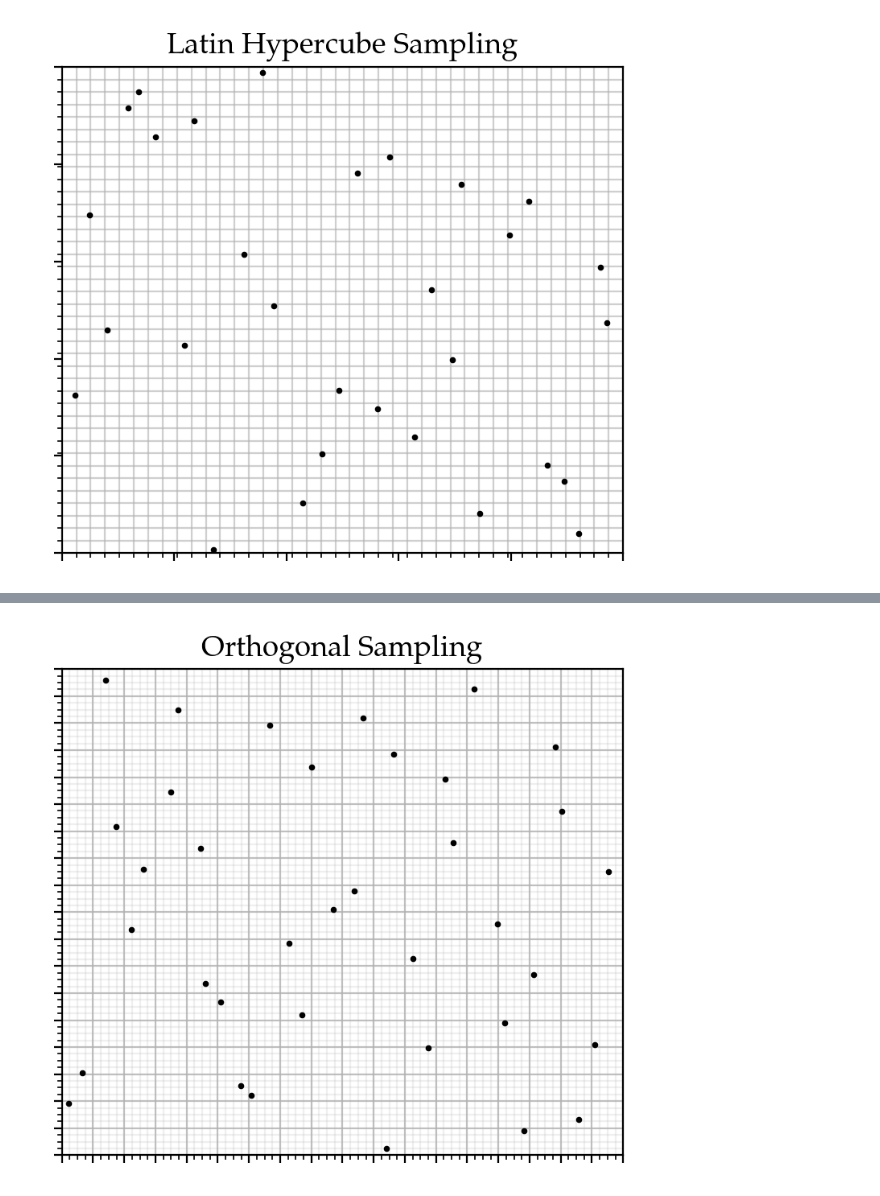
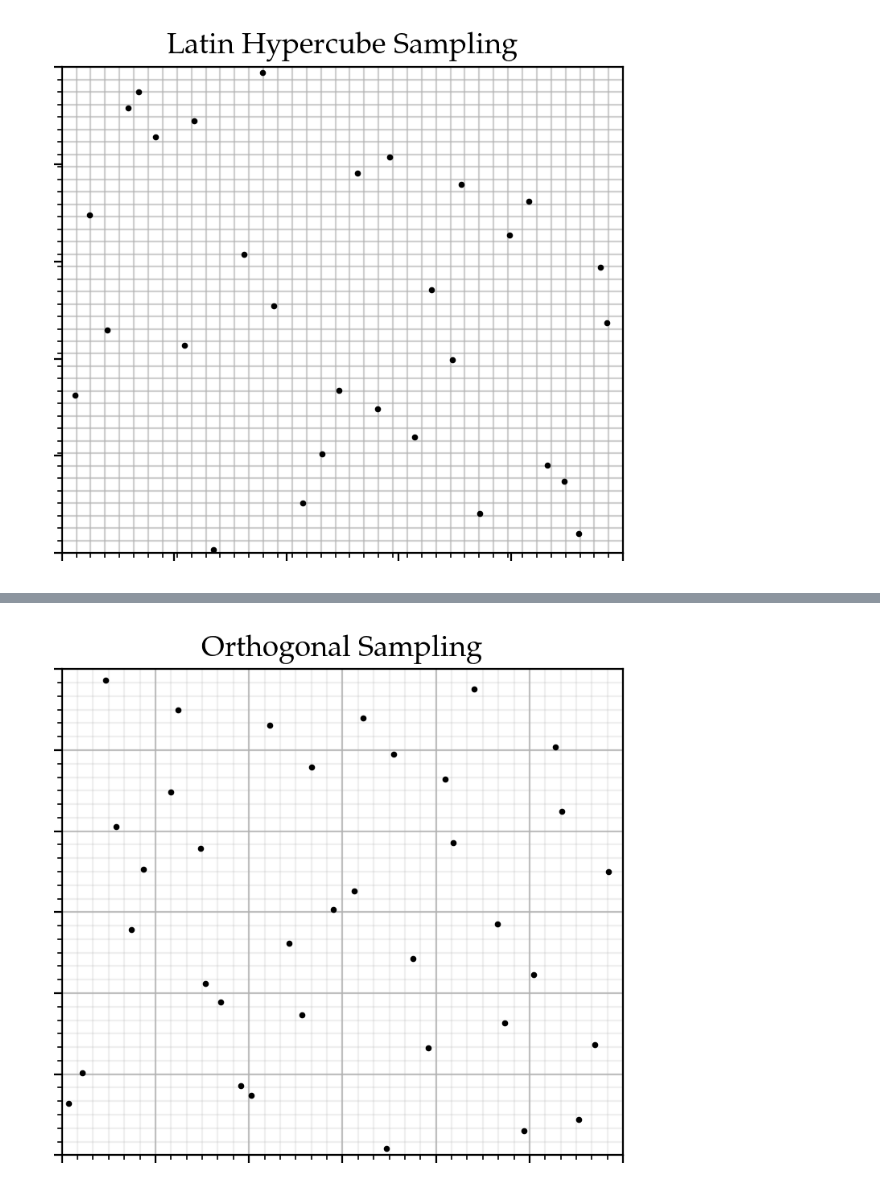
Before and after one commit to soudy/stoch-simulation-assignment1, a Jupyter notebook: notebooks/RNG visualizations.ipynb, the cells around one changed output, grey strips where cells are left out. Drawn from its saved outputs; the diff is of its cells as text; code cells hidden in the pictures.

Commit message:
Accurate grid in orthogonal sampling visualization

```diff
--- a/notebooks/RNG visualizations.ipynb
+++ b/notebooks/RNG visualizations.ipynb
@@ -85,30 +85,30 @@ array([[-1.89344902e+00, -8.56593433e-01],
 # %%
 from matplotlib import ticker
 
 rng = Generator(MT19937(888))
 ortho = orthogonal_sampler(rng, lows, highs, n)
 x, y = ortho.T
 
-minor_ticks_top = np.arange(0, 37, 0.5)/36
-major_ticks_top = np.arange(0, 37, 2)/36
+minor_ticks_top = np.arange(0, 37, 1)/36
+major_ticks_top = np.arange(0, 37, 6)/36
 
 fig, ax = plt.subplots(figsize=(4.5, 4))
 
 ax.set_xticks(major_ticks_top)
 ax.set_yticks(major_ticks_top)
 ax.set_xticks(minor_ticks_top, minor=True)
 ax.set_yticks(minor_ticks_top , minor=True)
 ax.grid(which="major", alpha=0.8, zorder=0)
 ax.grid(which="minor", alpha=0.2, zorder=0)
 
 ax.set_xticklabels([])
 ax.set_yticklabels([])
 
 ax.scatter(x, y, color="black", s=3, zorder=2)
 ax.set_title("Orthogonal Sampling")
 ax.set_xlim(0, 1)
 ax.set_ylim(0, 1)
 plt.savefig('figures/ortho_sampling.pdf', bbox_inches='tight')
 plt.show()
 # %% [output]
-[figure, old version]
+[figure, new version]
```
Also changed, not shown: 1 other file.
